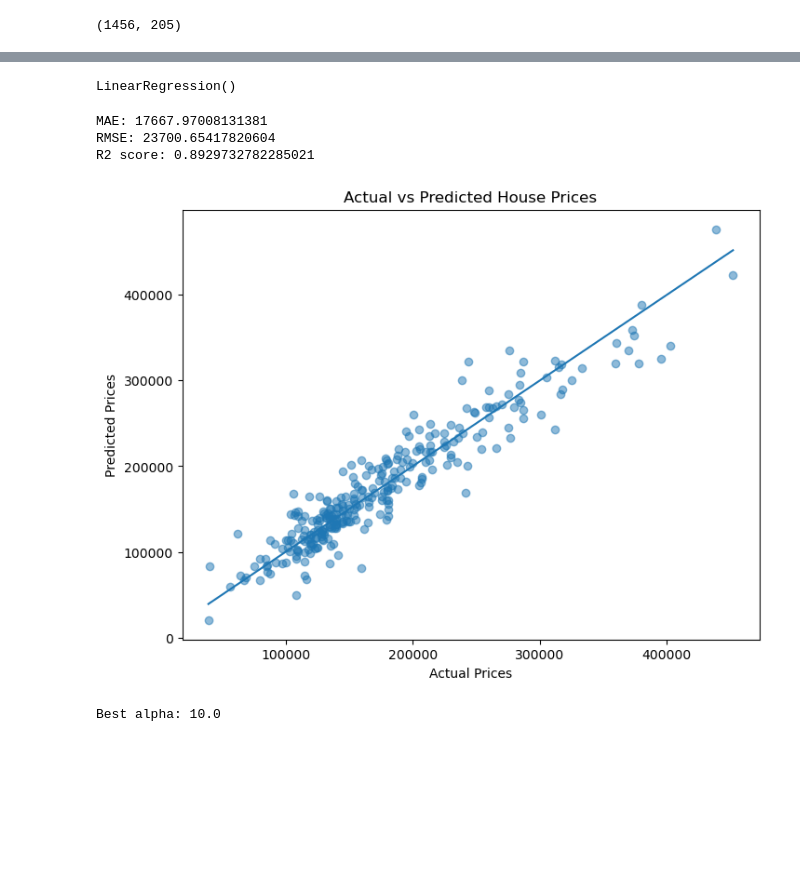
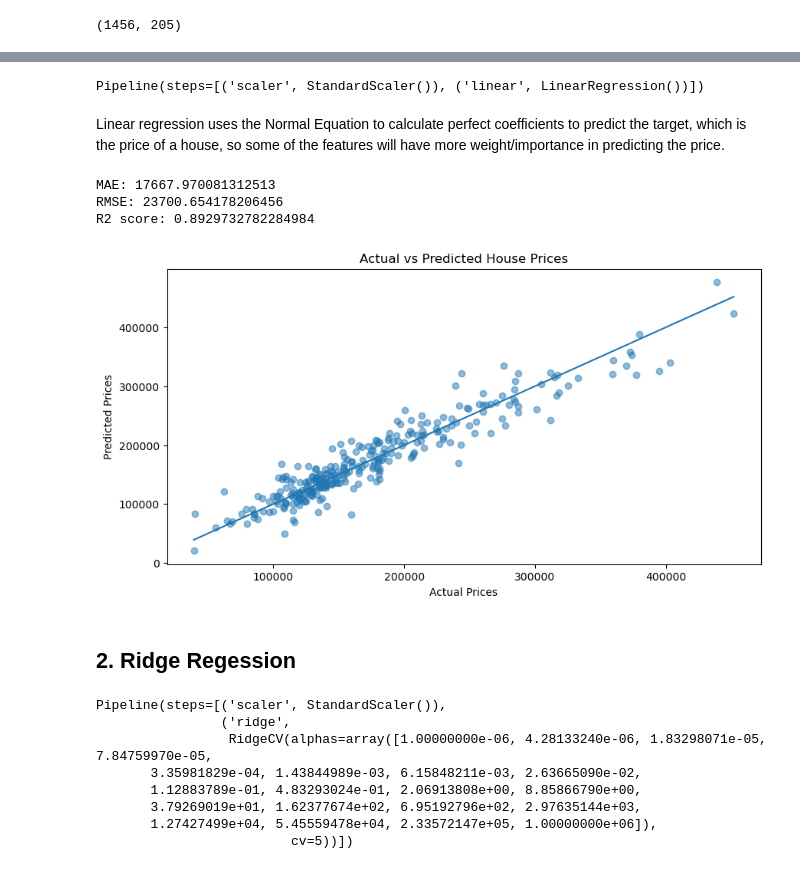
Before and after one commit to imran001046/house-price-prediction-ml, a Jupyter notebook: notebooks/03_modeling.ipynb, the cells around one changed output, grey strips where cells are left out. Saved outputs shown, nothing was run; the diff lists cells and outputs as text; code cells hidden in the pictures; blank space fills up the shorter version.

```diff
--- a/notebooks/03_modeling.ipynb
+++ b/notebooks/03_modeling.ipynb
@@ -43,15 +47,18 @@ y_test shape: (292,)
 # %%
 # creating model and training
-
+from sklearn.pipeline import Pipeline
 from sklearn.linear_model import LinearRegression
+from sklearn.preprocessing import StandardScaler
 
 # creating model object
-linear_model = LinearRegression()
+linear_pipeline = Pipeline([("scaler", StandardScaler()),("linear", LinearRegression())])
 
 #train the model
-linear_model.fit(X_train,y_train)
+linear_pipeline.fit(X_train,y_train)
 # %% [output]
-LinearRegression()
+Pipeline(steps=[('scaler', StandardScaler()), ('linear', LinearRegression())])
+# %% [markdown]
+Linear regression uses the Normal Equation to calculate perfect coefficients to predict the target, which is the price of a house, so some of the features will have more weight/importance in predicting the price.
 # %%
 # predictions
-y_pred = linear_model.predict(X_test)
+y_pred_linear = linear_pipeline.predict(X_test)
@@ -61,41 +65,49 @@ y_pred = linear_model.predict(X_test)
 # %%
 # model evaluation
-from sklearn.metrics import mean_absolute_error,mean_squared_error, r2_score
-import numpy as np
-
-mae = mean_absolute_error(y_test, y_pred)
-mse = mean_squared_error(y_test, y_pred)
-rmse = np.sqrt(mse)
-r2 =r2_score(y_test, y_pred)
-
-
-print("MAE:", mae)
-print("RMSE:", rmse)
-print("R2 score:", r2)
+def score_model(y_test,y_pred):
+    mae = mean_absolute_error(y_test, y_pred)
+    mse = mean_squared_error(y_test, y_pred)
+    rmse = np.sqrt(mse)
+    r2 = r2_score(y_test, y_pred)
+    return mae, rmse, r2
-# %% [output]
-MAE: 17667.97008131381
-RMSE: 23700.65417820604
-R2 score: 0.8929732782285021
+# %%
+linear_scores = score_model(y_test, y_pred_linear)
+print("MAE:", linear_scores[0])
+print("RMSE:", linear_scores[1])
+print("R2 score:", linear_scores[2])
+# %% [output]
+MAE: 17667.970081312513
+RMSE: 23700.654178206456
+R2 score: 0.8929732782284984
 # %%
-plt.figure(figsize=(8,6))
-plt.scatter(y_test,y_pred, alpha=0.5)
+plt.figure(figsize=(10,5))
+plt.scatter(y_test,y_pred_linear, alpha=0.5)
 plt.xlabel("Actual Prices")
 plt.ylabel("Predicted Prices")
 plt.title("Actual vs Predicted House Prices")
 plt.plot([y_test.min(),y_test.max()], [y_test.min(),y_test.max()])
 plt.show()
 # %% [output]
-[figure, old version]
+[figure, new version]
+# %% [markdown]
+## 2. Ridge Regession
 # %%
-# Cross validation
+# Ridge regression (L2 regularization) with Cross-validation
 from sklearn.linear_model import RidgeCV
+from sklearn.pipeline import Pipeline
+from sklearn.preprocessing import StandardScaler
 
-alphas = [0.01, 0.1, 1,10,50,100]
-
-ridge_cv= RidgeCV(alphas=alphas, cv=5)
-ridge_cv.fit(X_train,y_train)
-
-print("Best alpha:",ridge_cv.alpha_)
+alphas = np.logspace(-6,6,20)
+ridge = RidgeCV(alphas=alphas, cv=5)
+ridge_pipeline = Pipeline([("scaler", StandardScaler()),("ridge", ridge)])
+ridge_pipeline.fit(X_train, y_train)
 # %% [output]
-Best alpha: 10.0
+Pipeline(steps=[('scaler', StandardScaler()),
+                ('ridge',
+                 RidgeCV(alphas=array([1.00000000e-06, 4.28133240e-06, 1.83298071e-05, 7.84759970e-05,
+       3.35981829e-04, 1.43844989e-03, 6.15848211e-03, 2.63665090e-02,
+       1.12883789e-01, 4.83293024e-01, 2.06913808e+00, 8.85866790e+00,
+       3.79269019e+01, 1.62377674e+02, 6.95192796e+02, 2.97635144e+03,
+       1.27427499e+04, 5.45559478e+04, 2.33572147e+05, 1.00000000e+06]),
+                         cv=5))])
 # %%
```
Also changed, not shown: parts of 20 cells of this notebook.
